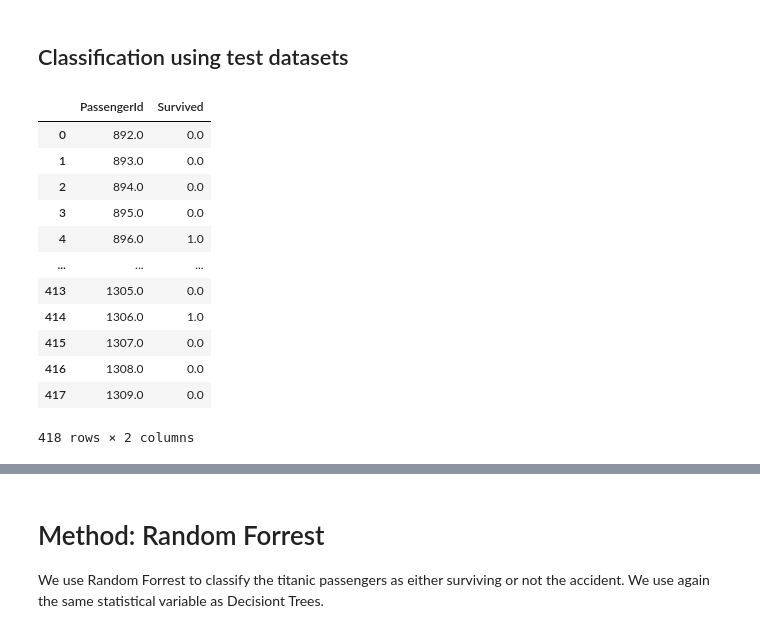
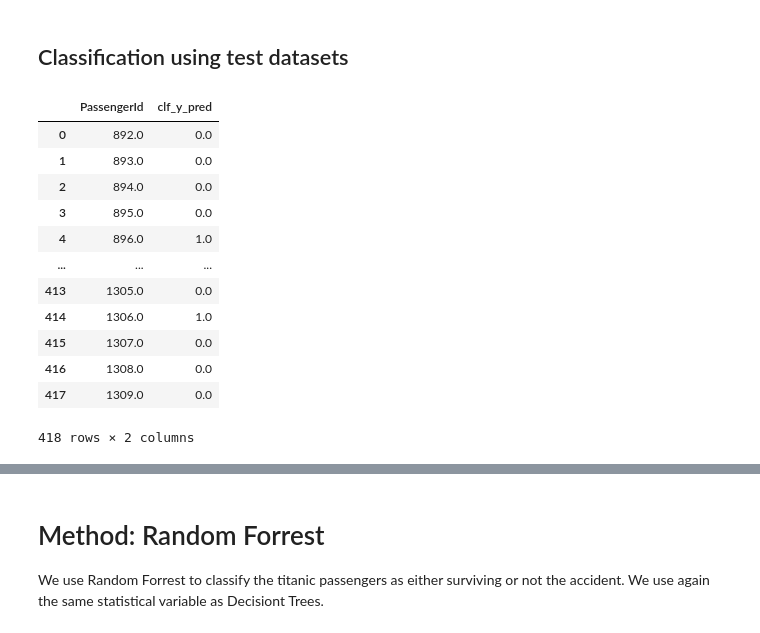
Before and after one commit to patRyserWelch8/KaggleTitanic, a Jupyter notebook: titanic.ipynb, the cells around one changed output, grey strips where cells are left out. Cells and saved outputs as stored; diff of their text form; code cells hidden in the pictures.

```diff
--- a/titanic.ipynb
+++ b/titanic.ipynb
@@ -2317,10 +2315,10 @@ X_valid.groupby(["Sex", "Pclass"]).describe()["Fare"]
 # %%
 y_pred = clf.predict(X_test)
 decision_tree_pred = pd.DataFrame({"PassengerId": titanic_test.PassengerId,
-                                   "Survived": y_pred})
+                                   "clf_y_pred": y_pred})
 decision_tree_pred
 # %% [output]
-|  | PassengerId | Survived |
+|  | PassengerId | clf_y_pred |
 | 0 | 892.0 | 0.0 |
 | 1 | 893.0 | 0.0 |
 | 2 | 894.0 | 0.0 |
```
Also changed, not shown: parts of 42 cells of this notebook.
